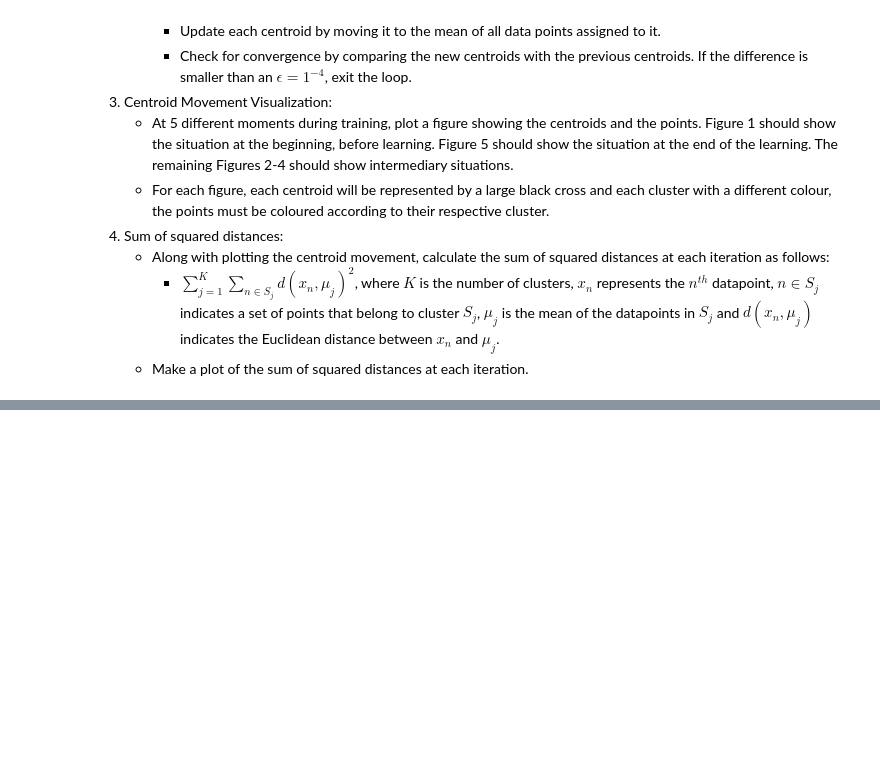
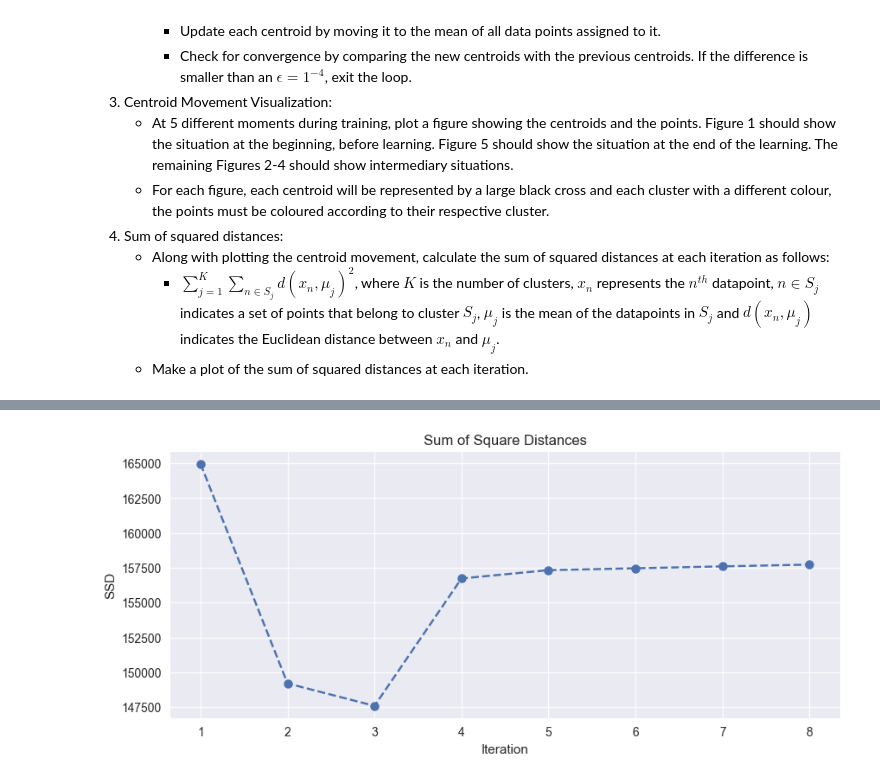
Before and after one commit to matheuspinto4/TACD, a Jupyter notebook: tarefas/tarefa4/Tarefa_4_template.ipynb, the cells around one changed output, grey strips where cells are left out. Drawn from its saved outputs; the diff is of its cells as text; code cells hidden in the pictures; blank space fills up the shorter version.

```diff
--- a/tarefas/tarefa4/Tarefa_4_template.ipynb
+++ b/tarefas/tarefa4/Tarefa_4_template.ipynb
@@ -718,0 +780,11 @@ X = np.concatenate([X, np.random.randn(num_samples, num_features) * 2 + np.array
+# %%
+plt.figure(figsize=(10,4))
+plt.style.use('seaborn-v0_8')
+plt.plot(range(1, num_iter + 2),ssd_list, linestyle='--', marker='.', markersize=15)
+plt.title("Sum of Square Distances")
+plt.ylabel("SSD")
+plt.xlabel("Iteration")
+plt.grid(alpha=0.9)
+plt.show()
+# %% [output]
+[figure, added]
```
Also changed, not shown: parts of 21 cells of this notebook, 1 other file.
